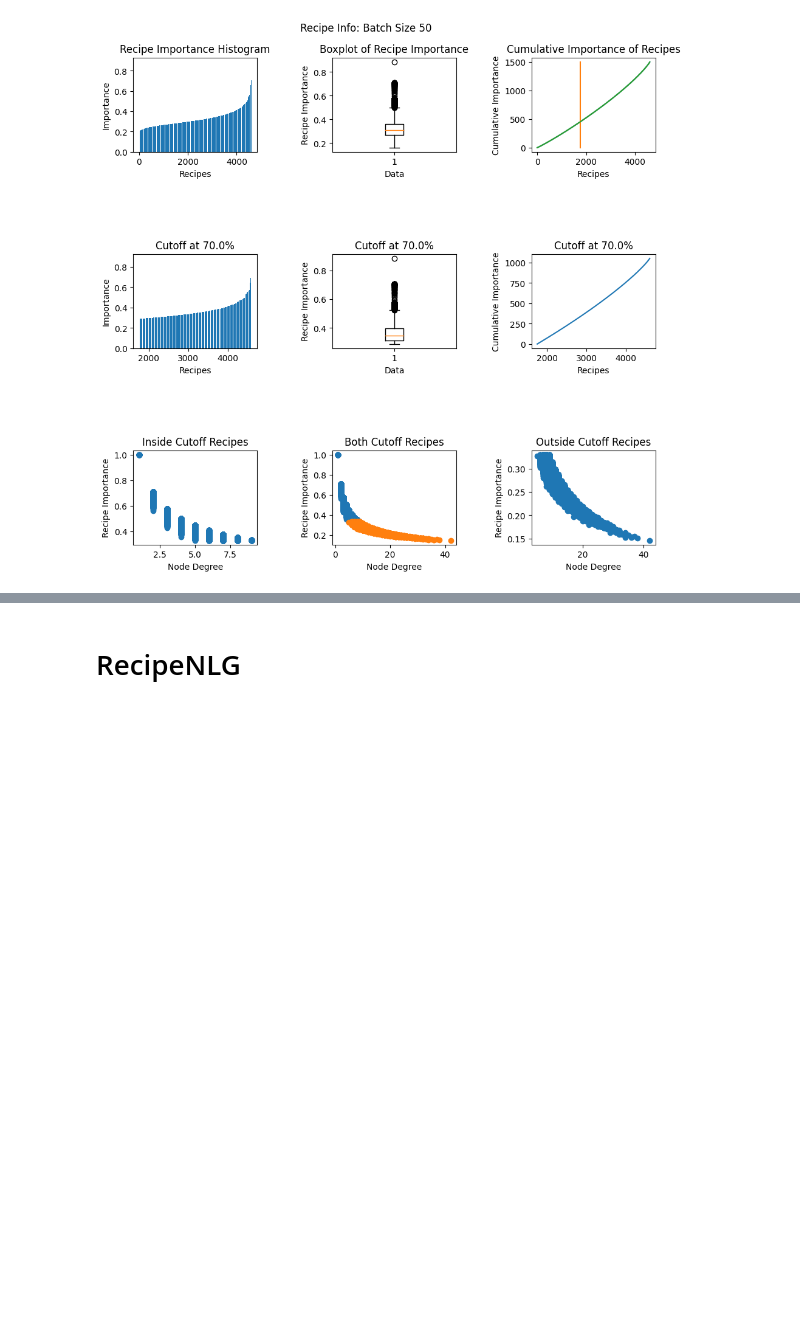
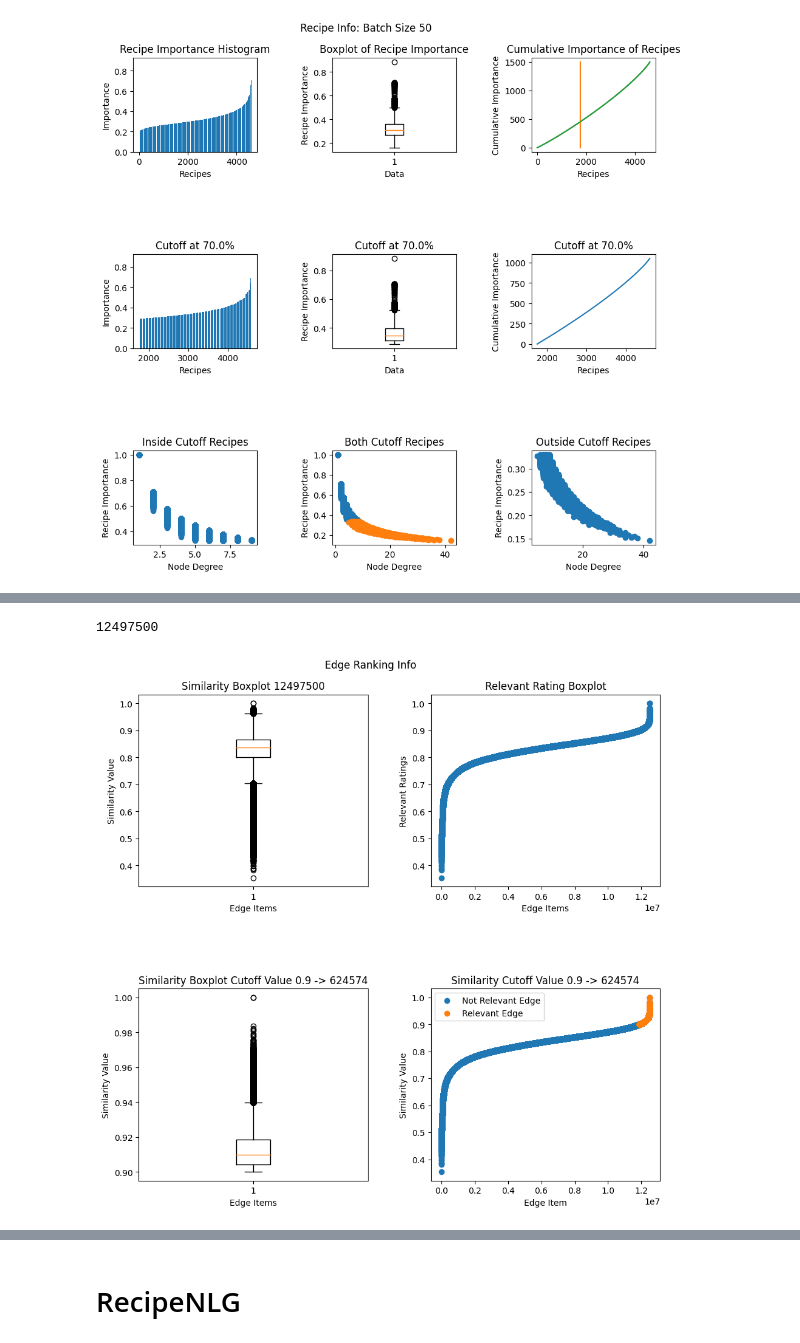
Before and after one commit to luisoibarra/recipy, a Jupyter notebook: recipy/info_extraction.ipynb, the cells around one changed output, grey strips where cells are left out. Drawn from its saved outputs; the diff is of its cells as text; code cells hidden in the pictures; blank space fills up the shorter version.

Commit message:
Semantic embedding integration

```diff
--- a/recipy/info_extraction.ipynb
+++ b/recipy/info_extraction.ipynb
@@ -263,0 +312,53 @@ Receta: kittencal s moist cheddar garlic oven fried chicken breast Rating: 4.605
+# %%
+edge_ranking = get_edge_similarity_vector_ranking({x: foodcom_semantic_dict[x] for x in l_relevant}, exponential_similarity)
+print(len(edge_ranking))
+# %% [output]
+12497500
+# %%
+
+def plot_edge_ranking_info(edge_ranking: list[(float, str, str)], cutoff_sim=0.9):
+    fig, axs = plt.subplots(2, 2)
+
+    rankings = [s for s,x,y in edge_ranking]
+    rankings.reverse()
+
+    scatter_ax = axs[0][0]
+    scatter_ax.boxplot(rankings)
+    scatter_ax.set_ylabel("Similarity Value")
+    scatter_ax.set_xlabel("Edge Items")
+    scatter_ax.set_title(f"Similarity Boxplot {len(rankings)}")
+
+    scatter_ax = axs[0][1]
+    scatter_ax.scatter([i for i in range(len(rankings))], rankings)
+    scatter_ax.set_ylabel("Relevant Ratings")
+    scatter_ax.set_xlabel("Edge Items")
+    scatter_ax.set_title("Relevant Rating Boxplot")
+
+    cutoff_rankings = [s for s in rankings if s >= cutoff_sim]
+    difference = len(rankings) - len(cutoff_rankings)
+
+    scatter_ax = axs[1][0]
+    scatter_ax.boxplot(cutoff_rankings)
+    scatter_ax.set_ylabel("Similarity Value")
+    scatter_ax.set_xlabel("Edge Items")
+    scatter_ax.set_title(f"Similarity Boxplot Cutoff Value {cutoff_sim} -> {len(cutoff_rankings)}")
+
+    scatter_ax = axs[1][1]
+    scatter_ax.scatter([i for i in range(len(rankings))], rankings, label="Not Relevant Edge")
+    scatter_ax.scatter([i for i in range(difference, len(rankings))], cutoff_rankings, label="Relevant Edge")
+    scatter_ax.legend()
+    scatter_ax.set_ylabel("Similarity Value")
+    scatter_ax.set_xlabel("Edge Item")
+    scatter_ax.set_title(f"Similarity Cutoff Value {cutoff_sim} -> {len(cutoff_rankings)}")
+
+    # Adjust the layout of the subplots
+    plt.tight_layout()
+    # Set the size of the figure
+    fig.set_size_inches(10, 10)
+    fig.suptitle(f'Edge Ranking Info')
+
+    plt.plot()
+
+plot_edge_ranking_info(edge_ranking)
+# %% [output]
+[figure, added]
```
Also changed, not shown: parts of 4 cells of this notebook, 11 other files.
